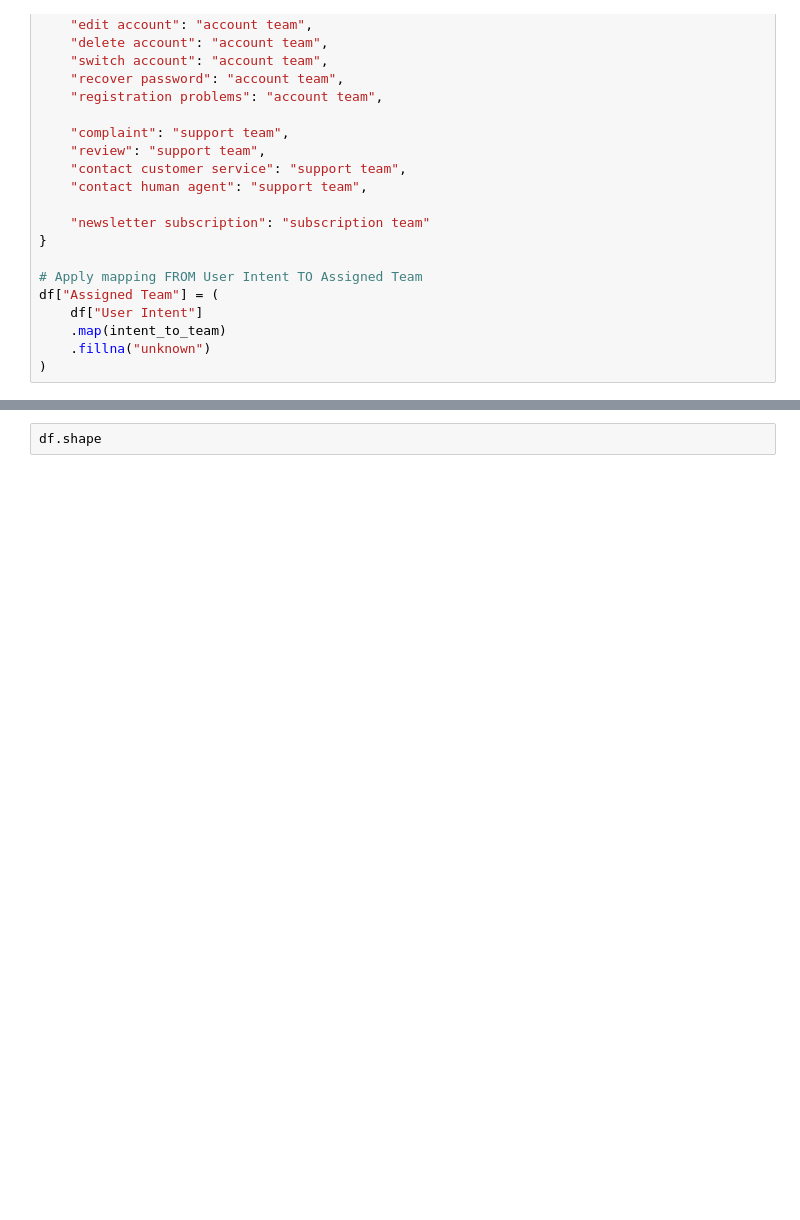
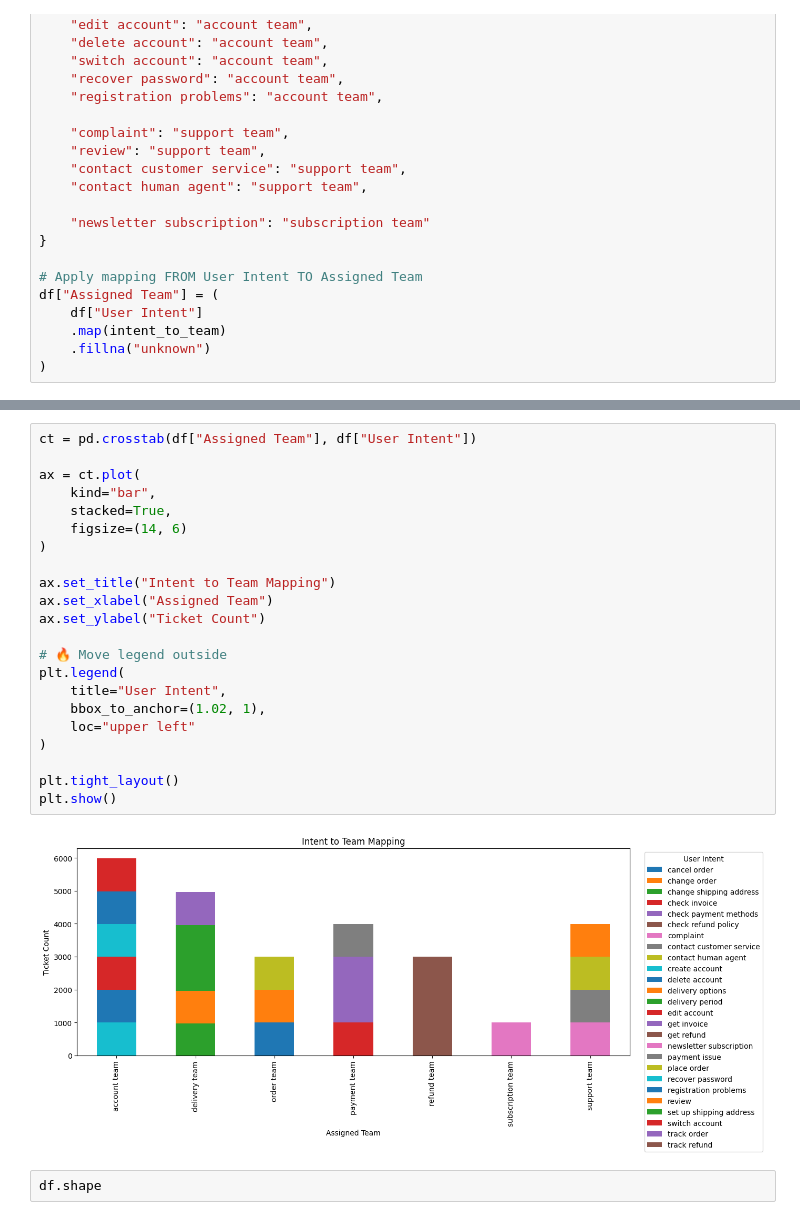
Before and after one commit to GurkiratSinghh/ML-Project-ticket-raising, a Jupyter notebook: notebooks/Data Preprocessing.ipynb, the cells around one changed output, grey strips where cells are left out. Drawn from its saved outputs; the diff is of its cells as text; blank space fills up the shorter version.

```diff
--- a/notebooks/Data Preprocessing.ipynb
+++ b/notebooks/Data Preprocessing.ipynb
@@ -198,3 +231,27 @@ df.sample(10)
+# %%
+ct = pd.crosstab(df["Assigned Team"], df["User Intent"])
+
+ax = ct.plot(
+    kind="bar",
+    stacked=True,
+    figsize=(14, 6)
+)
+
+ax.set_title("Intent to Team Mapping")
+ax.set_xlabel("Assigned Team")
+ax.set_ylabel("Ticket Count")
+
+# 🔥 Move legend outside
+plt.legend(
+    title="User Intent",
+    bbox_to_anchor=(1.02, 1),
+    loc="upper left"
+)
+
+plt.tight_layout()
+plt.show()
+# %% [output]
+[figure, added]
 # %%
 df.shape
 # %% [output]
```
Also changed, not shown: parts of 5 cells of this notebook.
